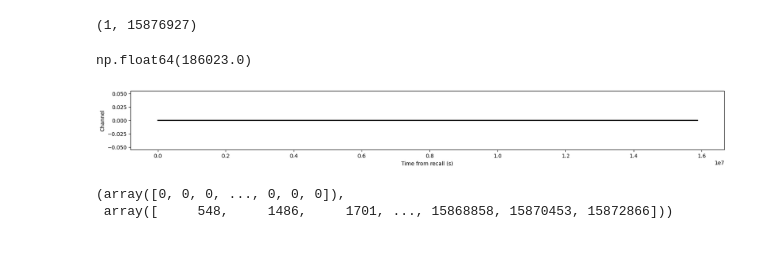
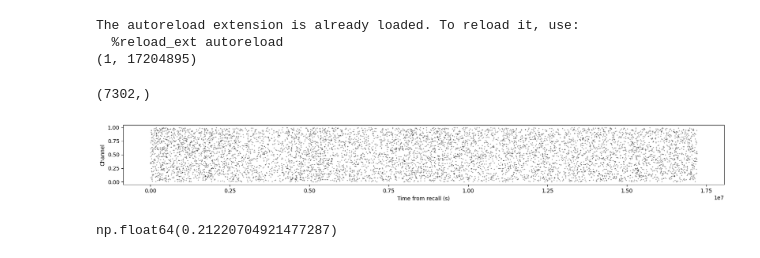
Before and after one commit to NxNiki/ripple-detection, a Jupyter notebook: notebooks/plot_sleep_ripples.ipynb, the cells around one changed output. Drawn from its saved outputs; the diff is of its cells as text; code cells hidden in the pictures.

Commit message:
[tweak] update plots

```diff
--- a/notebooks/plot_sleep_ripples.ipynb
+++ b/notebooks/plot_sleep_ripples.ipynb
@@ -1,37 +1,67 @@
 # %%
+%load_ext autoreload
+%autoreload 2
+
 import os
 import numpy as np
 import matplotlib.pyplot as plt
+from nwb_pipeline.csc_reader import load_mat_file
 from ripple_detection.slow_wave_ripple import get_start_end_arrays
+from sleep_score.analysis import (
+    downsample_sleep_score, plot_sleep_stages, plot_two_sleep_stages, plot_contingency_matrix, load_sleep_score,
+    plot_ripple_rate_by_sleep_state, plot_activation_by_ripple
+)
 
+# ripple_file = os.path.join('/Users/XinNiuAdmin/HoffmanMount/data/PIPELINE_vc/ANALYSIS/MovieParadigm/566_MovieParadigm/Experiment-8/'
+#                'ripple_detection', 'RMH2.npz')
+# sleep_score_rockelle = ('/Users/XinNiuAdmin/Library/CloudStorage/Box-Box/Vwani_Movie/sleep scoring/'
+#                         'EXP8_Movie24&566_firstpass.csv')
+# sleep_score_file = ('/Users/XinNiuAdmin/HoffmanMount/data/PIPELINE_vc/ANALYSIS/MovieParadigm/'
+#                     '566_MovieParadigm/Experiment-8/sleep_score/sleepScore_ROF2_001.mat')
+# activation_file = ('/Users/XinNiuAdmin/Documents/brain_decoding/results/movie_24_merged/'
+#                    '566_None_multi-vit_test_optimalX_CARX_2024-11-13_16-02-47/memory/prediction/epoch40_test_sleep_1_results.npy')
 
-ripple_file = os.path.join('/Users/XinNiuAdmin/HoffmanMount/data/PIPELINE_vc/ANALYSIS/MovieParadigm/566_MovieParadigm/Experiment-8/'
-               'ripple_detection', 'RMH2.npz')
+# ripple_file = os.path.join('/Users/XinNiuAdmin/HoffmanMount/data/PIPELINE_vc/ANALYSIS/MovieParadigm/562_MovieParadigm/Experiment-6/'
+#                'ripple_detection', 'LAH5.npz')
+# sleep_score_rockelle = ('/Users/XinNiuAdmin/Library/CloudStorage/Box-Box/Vwani_Movie/sleep scoring/'
+#                         'EXP6_Movie24&562_firstpass.csv')
+# sleep_score_file = ('/Users/XinNiuAdmin/HoffmanMount/data/PIPELINE_vc/ANALYSIS/MovieParadigm/'
+#                     '562_MovieParadigm/Experiment-6/sleep_score/sleepScore_LOFAC5_001.mat')
+
+ripple_file = os.path.join('/Users/XinNiuAdmin/HoffmanMount/data/PIPELINE_vc/ANALYSIS/MovieParadigm/561_MovieParadigm/Experiment-4/'
+               'ripple_detection', 'LMH.npz')
+sleep_score_rockelle = ('/Users/XinNiuAdmin/Library/CloudStorage/Box-Box/Vwani_Movie/sleep scoring/'
+                        'EXP4_Movie24&561_firstpass.csv')
+sleep_score_file = ('/Users/XinNiuAdmin/HoffmanMount/data/PIPELINE_vc/ANALYSIS/MovieParadigm/'
+                    '561_MovieParadigm/Experiment-4/sleep_score/sleepScore_LAC4_001.mat')
+
+activation_fs = 4
 ripple_fs = 500  # Hz
-loaded_data = np.load(ripple_file)
-ripple_array = loaded_data["array"]
+ripple_data = np.load(ripple_file)
+ripple_array = ripple_data["array"]
 print(ripple_array.shape)
 # %% [output]
-(1, 15876927)
+The autoreload extension is already loaded. To reload it, use:
+  %reload_ext autoreload
+(1, 17204895)
-# %%
-np.sum(ripple_array)
-# %% [output]
-np.float64(186023.0)
 # %%
 
 
 start_array, end_array = get_start_end_arrays(ripple_array)
+start_time = np.where(start_array[0,:])[0]
+end_time = np.where(end_array[0,:])[0]
 
 # plot raster
 plt.subplots(1,1,figsize=(20,2))
-plt.scatter(np.where(start_array)[1], np.where(start_array)[0], s=1, color='k') # SWR time v. trial
+plt.scatter(start_time, np.random.rand(len(start_time)), s=.1, color='k') # SWR time v. trial
 plt.xlabel('Time from recall (s)')
 plt.ylabel('Channel')
-ax = plt.gca()
+
+start_time.shape
 # %% [output]
+(7302,)
-[figure, old version]
+[figure, new version]
 # %%
-np.where(start_array)
+np.sum(start_array,1)[0]/(np.shape(start_array)[1]/ripple_fs)
 # %% [output]
-(array([0, 0, 0, ..., 0, 0, 0]),
- array([     548,     1486,     1701, ..., 15868858, 15870453, 15872866]))
+np.float64(0.21220704921477287)
```
Also changed, not shown: parts of 7 cells of this notebook, 3 other files.
